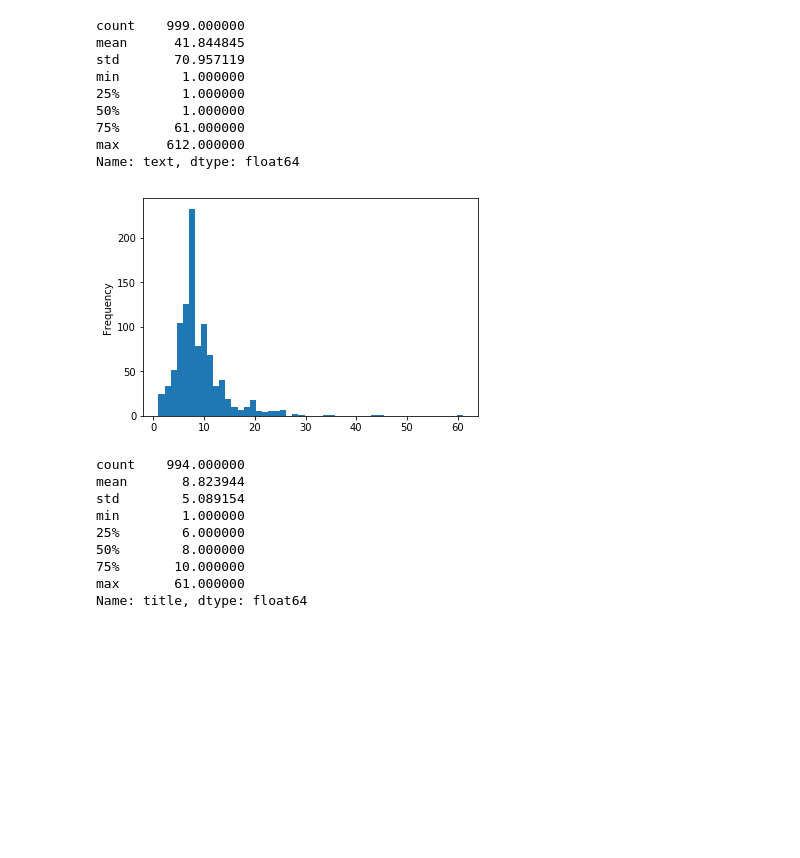
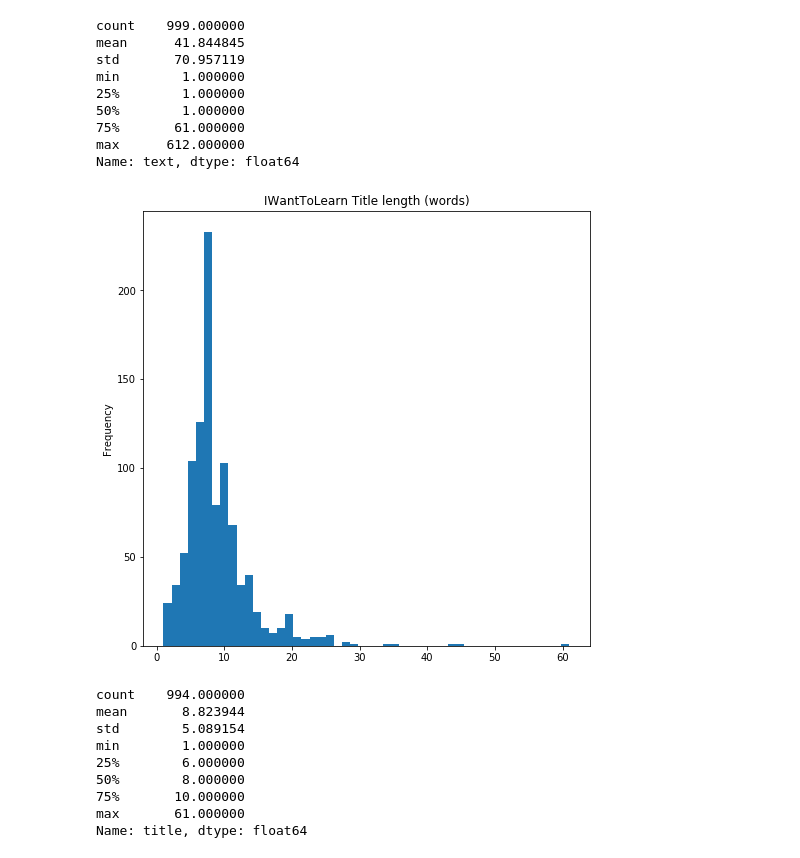
Before and after one commit to nmlook/GA_Project-3_NLP, a Jupyter notebook: Project 3 Modeling.ipynb, the cells around one changed output. Cells and saved outputs as stored; diff of their text form; code cells hidden in the pictures; blank space fills up the shorter version.

```diff
--- a/Project 3 Modeling.ipynb
+++ b/Project 3 Modeling.ipynb
@@ -294,12 +299,14 @@ Name: text, dtype: float64
 # %%
 # Look at length of IWantToLearn title
 iwtl_title_length = df[iwtl]['title'].map(clean_func)
 iwtl_title_length = iwtl_title_length.str.split()
 iwtl_title_length = iwtl_title_length.apply(len)
 
-iwtl_title_length.plot(bins=50, kind='hist');
+iwtl_title_length.plot(bins=50, kind='hist',
+                       figsize=(8,8),
+                       title='IWantToLearn Title length (words)');
 # %% [output]
-[figure, old version]
+[figure, new version]
 # %%
 iwtl_title_length.describe()
 # %% [output]
```
Also changed, not shown: parts of 72 cells of this notebook, 5 other files.
